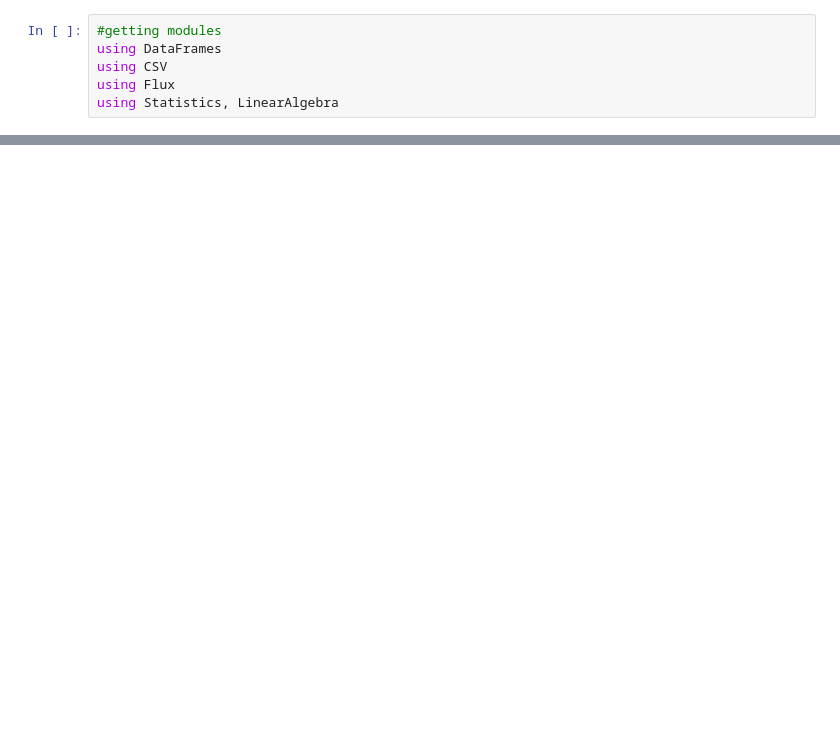
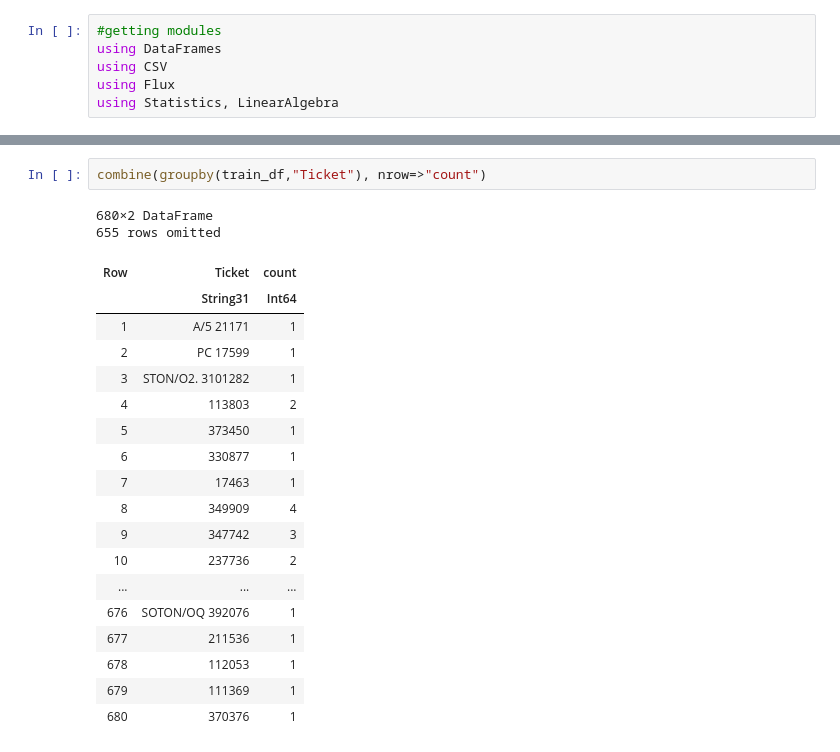
Before and after one commit to HenriqCaetano/titanic-challenge-julia, a Jupyter notebook: prediction.ipynb, the cells around one changed output, grey strips where cells are left out. Drawn from its saved outputs; the diff is of its cells as text; blank space fills up the shorter version.

```diff
--- a/prediction.ipynb
+++ b/prediction.ipynb
@@ -53,0 +81,23 @@ end
+# %%
+combine(groupby(train_df,"Ticket"), nrow=>"count")
+# %% [output]
+680×2 DataFrame
+655 rows omitted
+| Row | Ticket | count |
+|  | String31 | Int64 |
+| 1 | A/5 21171 | 1 |
+| 2 | PC 17599 | 1 |
+| 3 | STON/O2. 3101282 | 1 |
+| 4 | 113803 | 2 |
+| 5 | 373450 | 1 |
+| 6 | 330877 | 1 |
+| 7 | 17463 | 1 |
+| 8 | 349909 | 4 |
+| 9 | 347742 | 3 |
+| 10 | 237736 | 2 |
+| ... | ... | ... |
+| 676 | SOTON/OQ 392076 | 1 |
+| 677 | 211536 | 1 |
+| 678 | 112053 | 1 |
+| 679 | 111369 | 1 |
+| 680 | 370376 | 1 |
```
Also changed, not shown: parts of 8 cells of this notebook.
